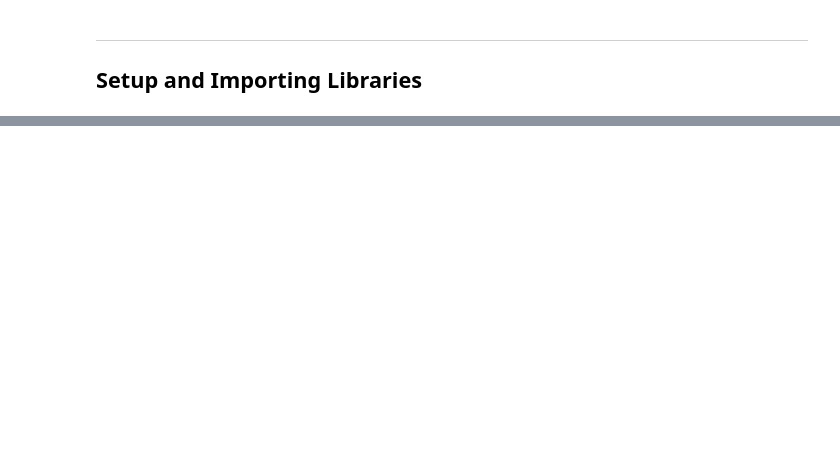
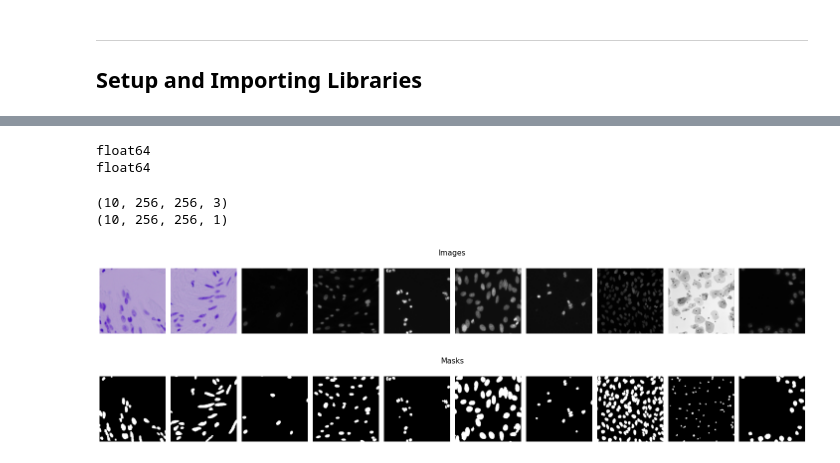
Before and after one commit to Curovearth/Cell-Segmentation, a Jupyter notebook: Cell_Segmentation_and_Denoising.ipynb, the cells around one changed output, grey strips where cells are left out. Cells and saved outputs as stored; diff of their text form; code cells hidden in the pictures; blank space fills up the shorter version.

```diff
--- a/Cell_Segmentation_and_Denoising.ipynb
+++ b/Cell_Segmentation_and_Denoising.ipynb
@@ -28,0 +137,7 @@ Sat Aug 13 13:46:15 2022
+# %%
+def read_mask(file_loc, dim=(256,256)):
+    img = Image.open(file_loc)
+    img = img.resize(dim)
+    img = np.array(img)
+    img = (img>0).astype(np.uint8)
+    return img
@@ -28,0 +238,44 @@ Sat Aug 13 13:46:15 2022
+# %%
+train_generator = Train_Generator(train_image_files, train_mask_files)
+valid_generator = Val_Generator(valid_image_files, valid_mask_files)
+# %%
+# Finally in 3 dims
+
+for i, j in train_generator:
+  print(i.dtype)
+  print(j.dtype)
+  break
+# %% [output]
+float64
+float64
+# %%
+for i, j in train_generator:
+  print(i.shape)
+  print(j.shape)
+  break
+# %% [output]
+(10, 256, 256, 3)
+(10, 256, 256, 1)
+# %%
+fig, axes = plt.subplots(1, 10, figsize=(20,3))
+fig.suptitle('Images', fontsize=15)
+axes = axes.flatten()
+for img, ax in zip(i[:10], axes[:10]):
+    ax.imshow(img)
+    ax.axis('off')
+plt.tight_layout()
+plt.show()
+# %% [output]
+[figure, added]
+# %%
+
+fig, axes = plt.subplots(1, 10, figsize=(20,3))
+fig.suptitle('Masks', fontsize=15)
+axes = axes.flatten()
+for img, ax in zip(j[:10], axes[:10]):
+    ax.imshow(np.squeeze(img, -1), cmap='gray')
+    ax.axis('off')
+plt.tight_layout()
+plt.show()
+# %% [output]
+[figure, added]
```
Also changed, not shown: parts of 31 cells of this notebook.
